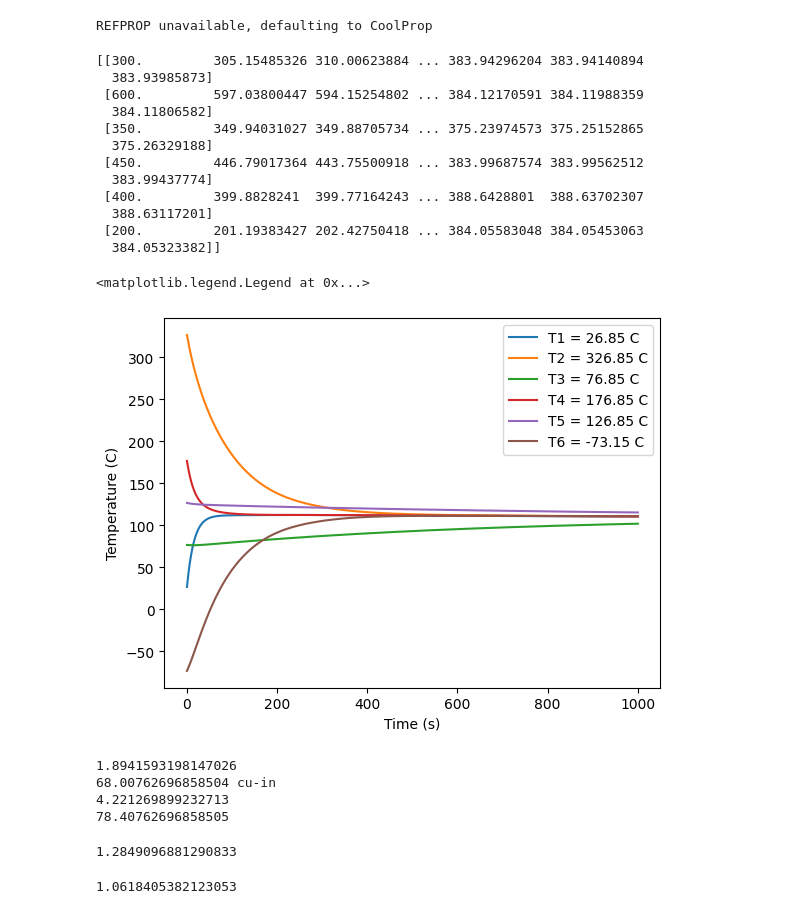
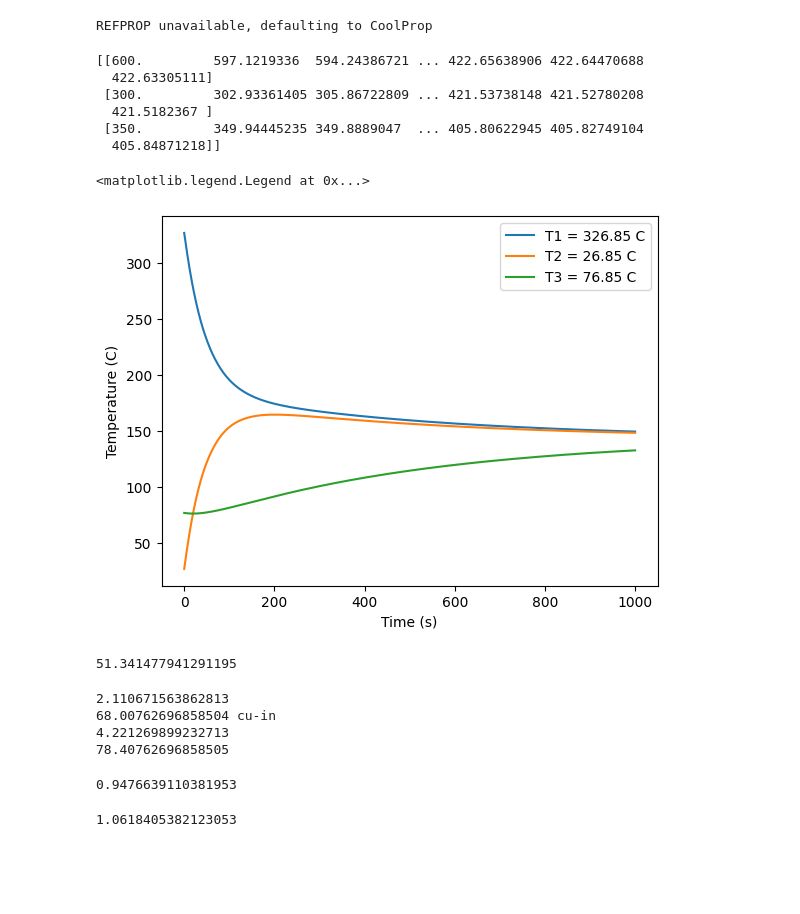
Before and after one commit to Aiden-Ryan/fluidlib, a Jupyter notebook: workspace.ipynb, the cells around one changed output. Saved outputs shown, nothing was run; the diff lists cells and outputs as text; code cells hidden in the pictures; blank space fills up the shorter version.

```diff
--- a/workspace.ipynb
+++ b/workspace.ipynb
@@ -74,84 +74,64 @@ node6 = t.Node(
     medium="Al6061",
     medium_type="SOLID",
     V = 0.02,
 )
 
 a = t.Path(
     nodeA = node1,
     nodeB = node2,
     Acond=0.1,
     dx=.02
 )
 b = t.Path(
     nodeA = node1,
     nodeB= node3,
     Acond=0.1,
     dx = .3
 )
 
-d = t.Path(
-    nodeA = node1,
-    nodeB = node4,
-    Acond= 0.1,
-    dx = 0.1,
-)
 
-e = t.Path(
-    nodeA = node1,
-    nodeB = node5,
-    Aconv = 0.1,
-    h = 50
-)
-f = t.Path(
-    nodeA = node1,
-    nodeB = node6,
-    Acond = 0.1,
-    dx = 0.2
-)
-n = 6
-paths = (a,b,d,e,f)
-nodes = (node1, node2,node3,node4,node5, node6)
-T = np.array([node1.T, node2.T, node3.T,node4.T,node5.T, node6.T])
+n = 3
+paths = (a,b)
+nodes = [node2, node1,node3]
+
 t_span=[0,1000]
 t_eval = np.linspace(t_span[0], t_span[1], 1000)
-sol = t.T_vs_t2(t_span, t_eval, T, paths,nodes)
+sol = t.T_vs_t(t_span, t_eval,paths,nodes)
 print(sol.y)
 for i in range(n):
     plt.figure(1)
     plt.plot(sol.t, sol.y[i]-273.15,label="T" + str(i+1) + " = " + str(round(sol.y[i,0]-273.15,2)) + " C")
     plt.xlabel("Time (s)")
     plt.ylabel("Temperature (C)")
 plt.legend()
 # %% [output]
-[[300.         305.15485326 310.00623884 ... 383.94296204 383.94140894
-  383.93985873]
- [600.         597.03800447 594.15254802 ... 384.12170591 384.11988359
-  384.11806582]
- [350.         349.94031027 349.88705734 ... 375.23974573 375.25152865
-  375.26329188]
- [450.         446.79017364 443.75500918 ... 383.99687574 383.99562512
-  383.99437774]
- [400.         399.8828241  399.77164243 ... 388.6428801  388.63702307
-  388.63117201]
- [200.         201.19383427 202.42750418 ... 384.05583048 384.05453063
-  384.05323382]]
+[[600.         597.1219336  594.24386721 ... 422.65638906 422.64470688
+  422.63305111]
+ [300.         302.93361405 305.86722809 ... 421.53738148 421.52780208
+  421.5182367 ]
+ [350.         349.94445235 349.8889047  ... 405.80622945 405.82749104
+  405.84871218]]
 <matplotlib.legend.Legend at 0x...>
-[figure, old version]
+[figure, new version]
+# %%
+v.cylinder(1,65.37)
+# %% [output]
+51.341477941291195
 # %%
 VredTee = c.cmm2cin(833070.56)
-VFlange = c.cmm2cin(31039.71)
+VFlange = c.cmm2cin(34587.71)
 print(VFlange)
 V_cylinder = v.cylinder(1, 86.59)
 print(str(V_cylinder) + " cu-in")
 print(2*c.cmm2cin(34587.11))
 print(V_cylinder + 4.22 + (3*2.06))
-c.cintocm(78.41)*1000
+c.cintocm(57.83)*1000
 # %% [output]
-1.8941593198147026
+2.110671563862813
 68.00762696858504 cu-in
 4.221269899232713
 78.40762696858505
-1.2849096881290833
+0.9476639110381953
 # %%
 V_pipe = v.cylinder(1, 64.42)
 V_Flange = v.cylinder(1.05, 2.438)*2 +2.32
```
Also changed, not shown: 3 other files.
